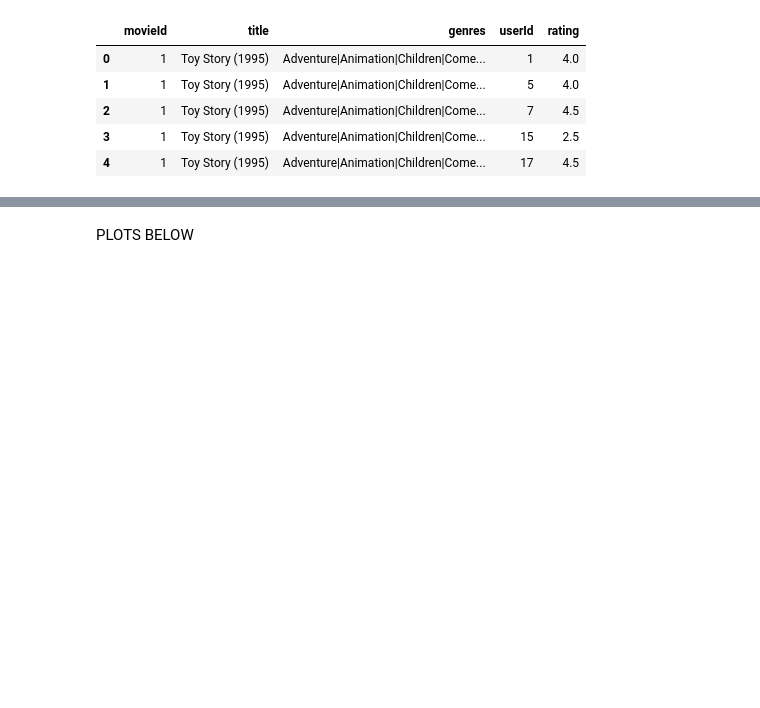
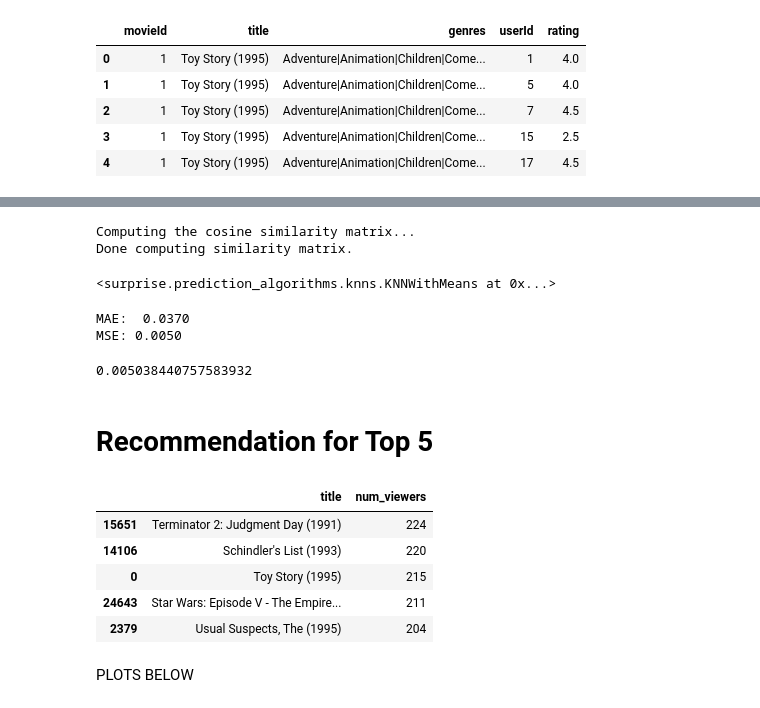
Before and after one commit to seanconlon29/Microsofts-Launch-into-Streaming, a Jupyter notebook: Content-based_Model.ipynb, the cells around one changed output, grey strips where cells are left out. Drawn from its saved outputs; the diff is of its cells as text; code cells hidden in the pictures; blank space fills up the shorter version.

Commit message:
changes made to collaborative model, started plots for presentation

```diff
--- a/Content-based_Model.ipynb
+++ b/Content-based_Model.ipynb
@@ -116,2 +137,4 @@ num_users_watched
+# %%
+df_clean.drop(columns=['(no genres listed)'], inplace=True)
 # %%
 df_clean.head()
@@ -118,2 +148,0 @@ df_clean.head()
-# %%
-df_clean = df_cleaned[['userId','title','rating']]
@@ -121,0 +184,36 @@ df_clean.head()
+# %%
+# import libraries
+from surprise import KNNWithMeans, Dataset, Reader
+from surprise.model_selection import train_test_split
+
+# define a reader to read the dataframe
+reader = Reader(rating_scale=(0, 1))
+
+# create a dataset from the dataframe
+data = Dataset.load_from_df(df_clean[['userId', 'movieId', 'num_viewers']], reader)
+
+# split the data into training and testing sets
+trainset, testset = train_test_split(data, test_size=0.2, random_state=42)
+
+# train a content-based model using the KNN algorithm
+k = 10
+sim_options = {'name': 'cosine', 'user_based': False}
+algo = KNNWithMeans(k=k, sim_options=sim_options)
+algo.fit(trainset)
+# %% [output]
+Computing the cosine similarity matrix...
+Done computing similarity matrix.
+<surprise.prediction_algorithms.knns.KNNWithMeans at 0x...>
+# %%
+# use the fitted model to predict ratings on the testing set
+predictions = algo.test(testset)
+
+# evaluate the performance of the model using different metrics
+accuracy.mae(predictions)
+accuracy.mse(predictions)
+# %% [output]
+MAE:  0.0370
+MSE: 0.0050
+0.005038440757583932
+# %% [markdown]
+# Recommendation for Top 5
@@ -122,3 +223,30 @@ df_clean.head()
+# %%
+from sklearn.neighbors import NearestNeighbors
+
+# Fit a Nearest Neighbors model using 'num_viewers'
+nn = NearestNeighbors(n_neighbors=6, algorithm='auto')
+nn.fit(df_clean[['num_viewers']])
+
+def recommend_movies(movie_name):
+    # Get the index of the movie in the dataset
+    movie_idx = df_clean[df_clean['title'] == movie_name].index[0]
+
+    # Get the 5 most similar movies based on 'num_viewers'
+    distances, indices = nn.kneighbors(df_clean.loc[movie_idx, ['num_viewers']].values.reshape(1, -1))
+
+    # Get the titles and number of viewers of the recommended movies
+    recommended_movies = df_clean.iloc[indices[0][1:]][['title', 'num_viewers']].sort_values(by='num_viewers', ascending=False)
+
+    return recommended_movies[:5]
+# %%
+recommend_movies('Fight Club (1999)')
+# %% [output]
+|  | title | num_viewers |
+| 15651 | Terminator 2: Judgment Day (1991) | 224 |
+| 14106 | Schindler's List (1993) | 220 |
+| 0 | Toy Story (1995) | 215 |
+| 24643 | Star Wars: Episode V - The Empire... | 211 |
+| 2379 | Usual Suspects, The (1995) | 204 |
 # %%
 #########################
 # %% [markdown]
```
Also changed, not shown: parts of 27 cells of this notebook, 2 other files.
